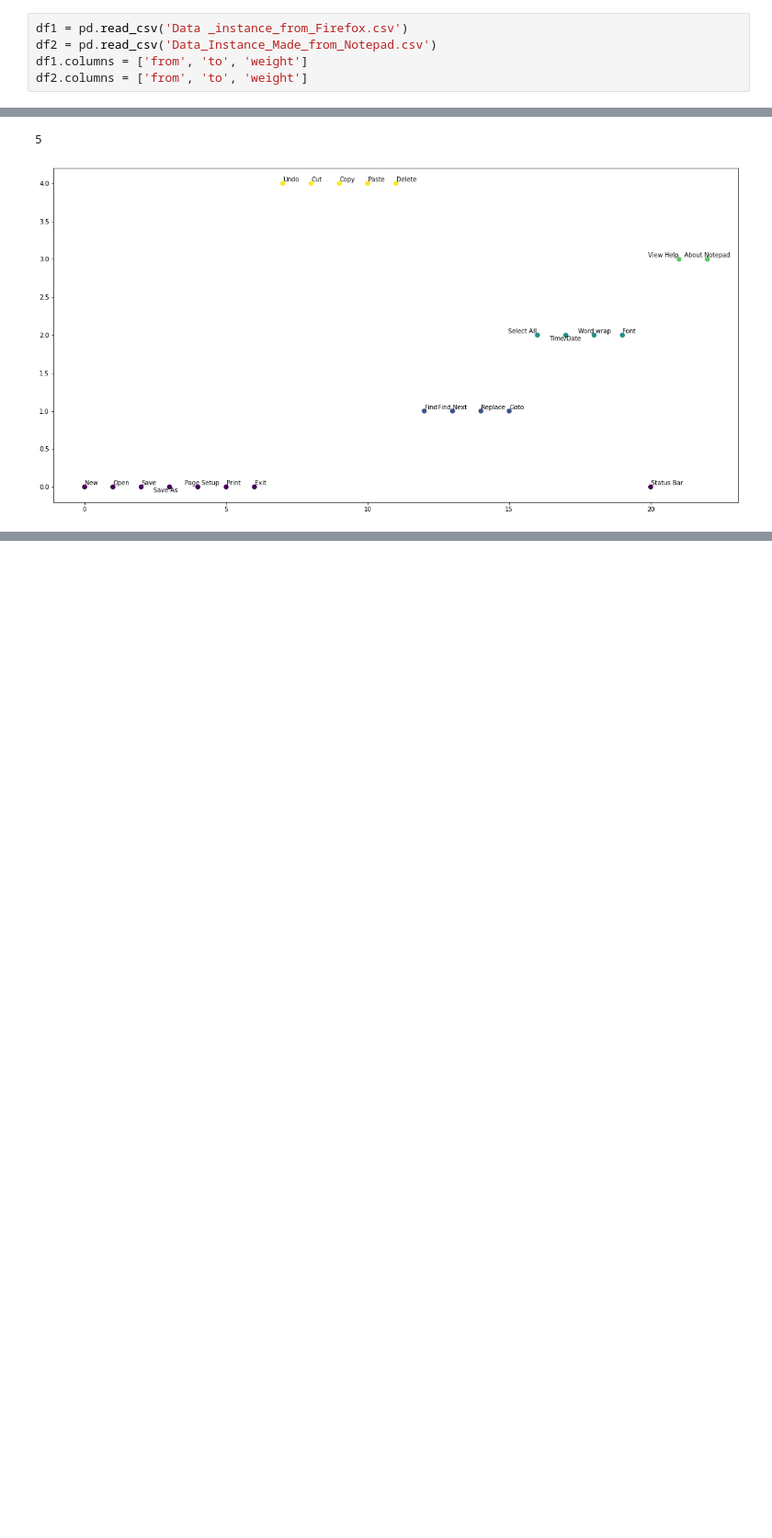
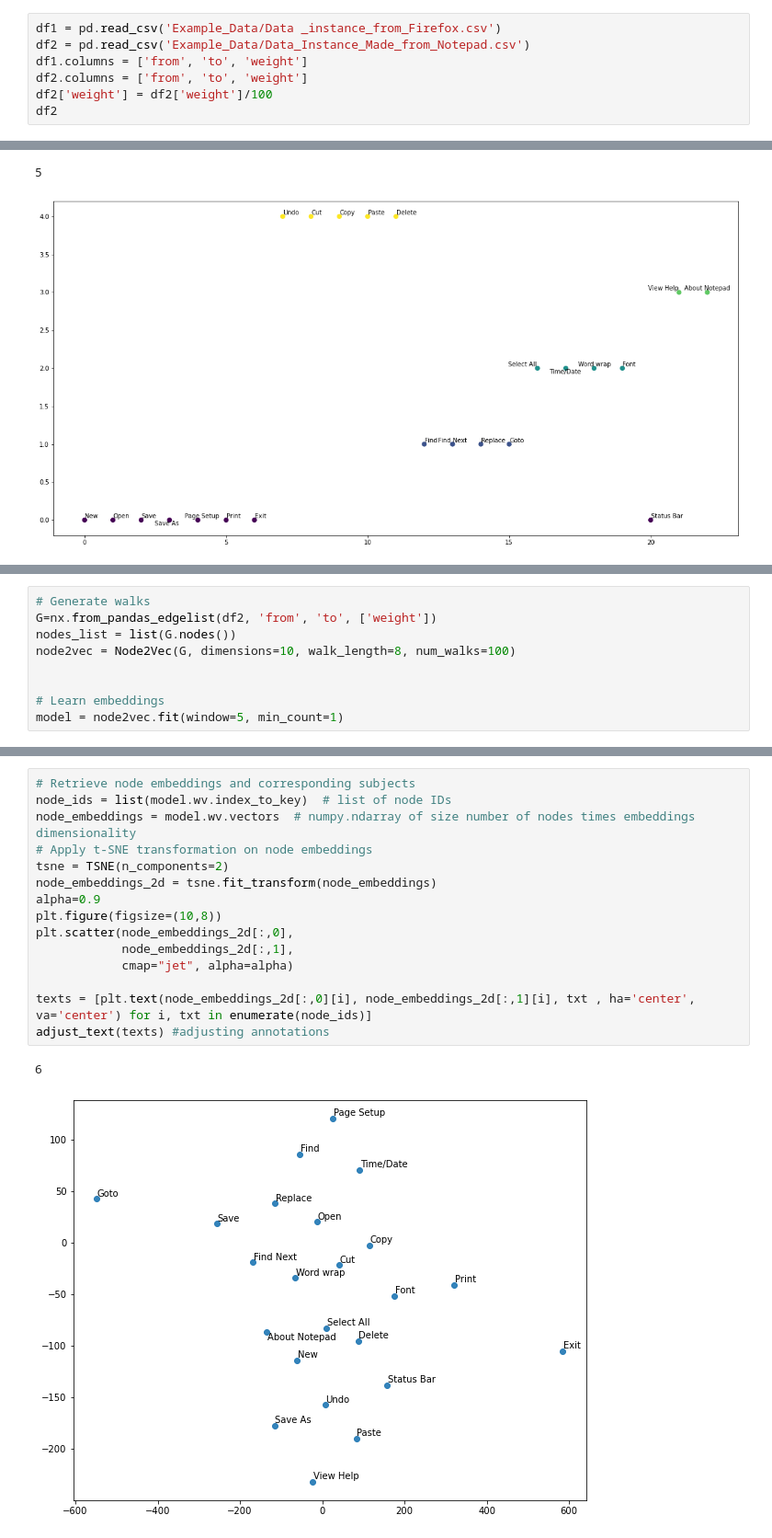
Before and after one commit to kargaranamir/Menu2vec, a Jupyter notebook: Explore.ipynb, the cells around one changed output, grey strips where cells are left out. Shown at 92% size. Cells and saved outputs as stored; diff of their text form; blank space fills up the shorter version.

Commit message:
Finish my explore on data examples

```diff
--- a/Explore.ipynb
+++ b/Explore.ipynb
@@ -9,5 +17,7 @@ from adjustText import adjust_text
 # %%
-df1 = pd.read_csv('Data _instance_from_Firefox.csv')
-df2 = pd.read_csv('Data_Instance_Made_from_Notepad.csv')
+df1 = pd.read_csv('Example_Data/Data _instance_from_Firefox.csv')
+df2 = pd.read_csv('Example_Data/Data_Instance_Made_from_Notepad.csv')
 df1.columns = ['from', 'to', 'weight']
 df2.columns = ['from', 'to', 'weight']
+df2['weight'] = df2['weight']/100
+df2
@@ -38,0 +65,9 @@ adjust_text(texts) #adjusting annotations
+# %%
+# Generate walks
+G=nx.from_pandas_edgelist(df2, 'from', 'to', ['weight'])
+nodes_list = list(G.nodes())
+node2vec = Node2Vec(G, dimensions=10, walk_length=8, num_walks=100)
+
+
+# Learn embeddings
+model = node2vec.fit(window=5, min_count=1)
@@ -38,0 +81,18 @@ adjust_text(texts) #adjusting annotations
+# %%
+# Retrieve node embeddings and corresponding subjects
+node_ids = list(model.wv.index_to_key)  # list of node IDs
+node_embeddings = model.wv.vectors  # numpy.ndarray of size number of nodes times embeddings dimensionality
+# Apply t-SNE transformation on node embeddings
+tsne = TSNE(n_components=2)
+node_embeddings_2d = tsne.fit_transform(node_embeddings)
+alpha=0.9
+plt.figure(figsize=(10,8))
+plt.scatter(node_embeddings_2d[:,0],
+            node_embeddings_2d[:,1],
+            cmap="jet", alpha=alpha)
+
+texts = [plt.text(node_embeddings_2d[:,0][i], node_embeddings_2d[:,1][i], txt , ha='center', va='center') for i, txt in enumerate(node_ids)]
+adjust_text(texts) #adjusting annotations
+# %% [output]
+6
+[figure, added]
```
Also changed, not shown: parts of 18 cells of this notebook.
